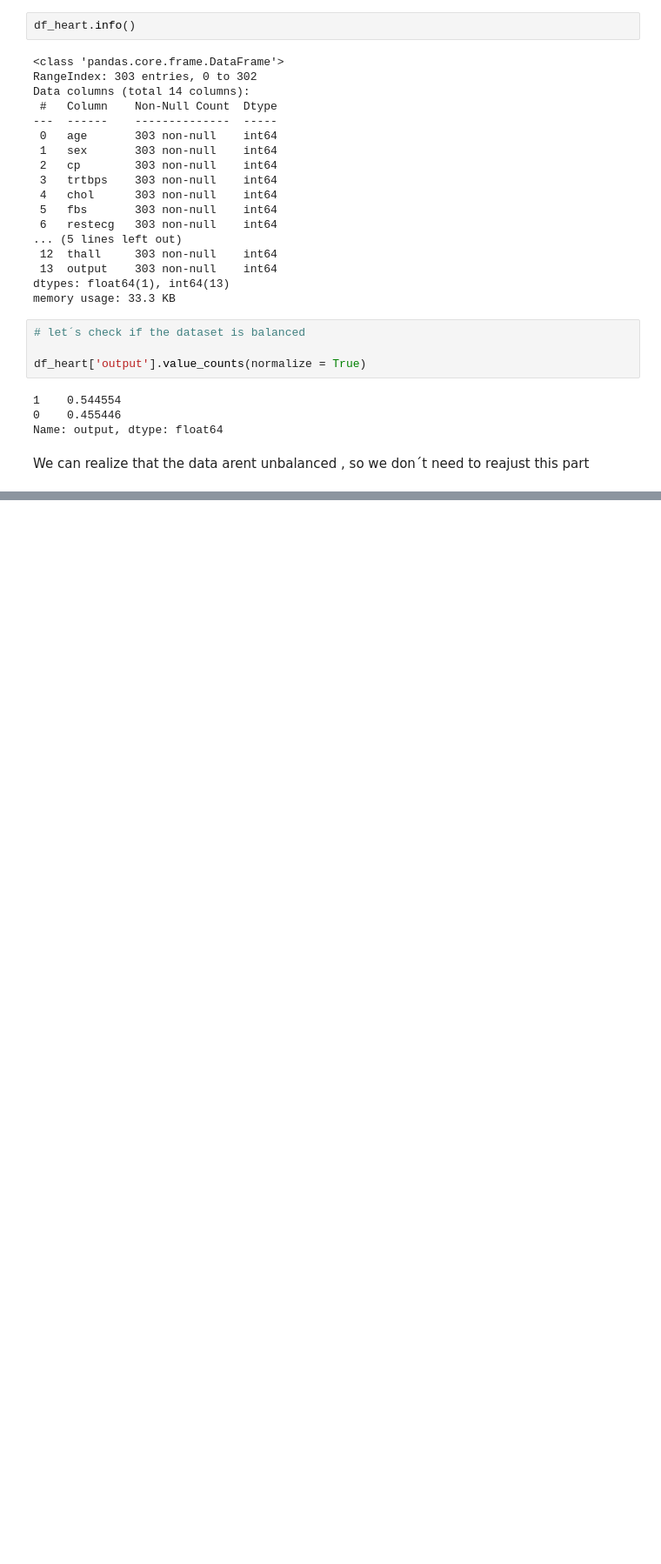
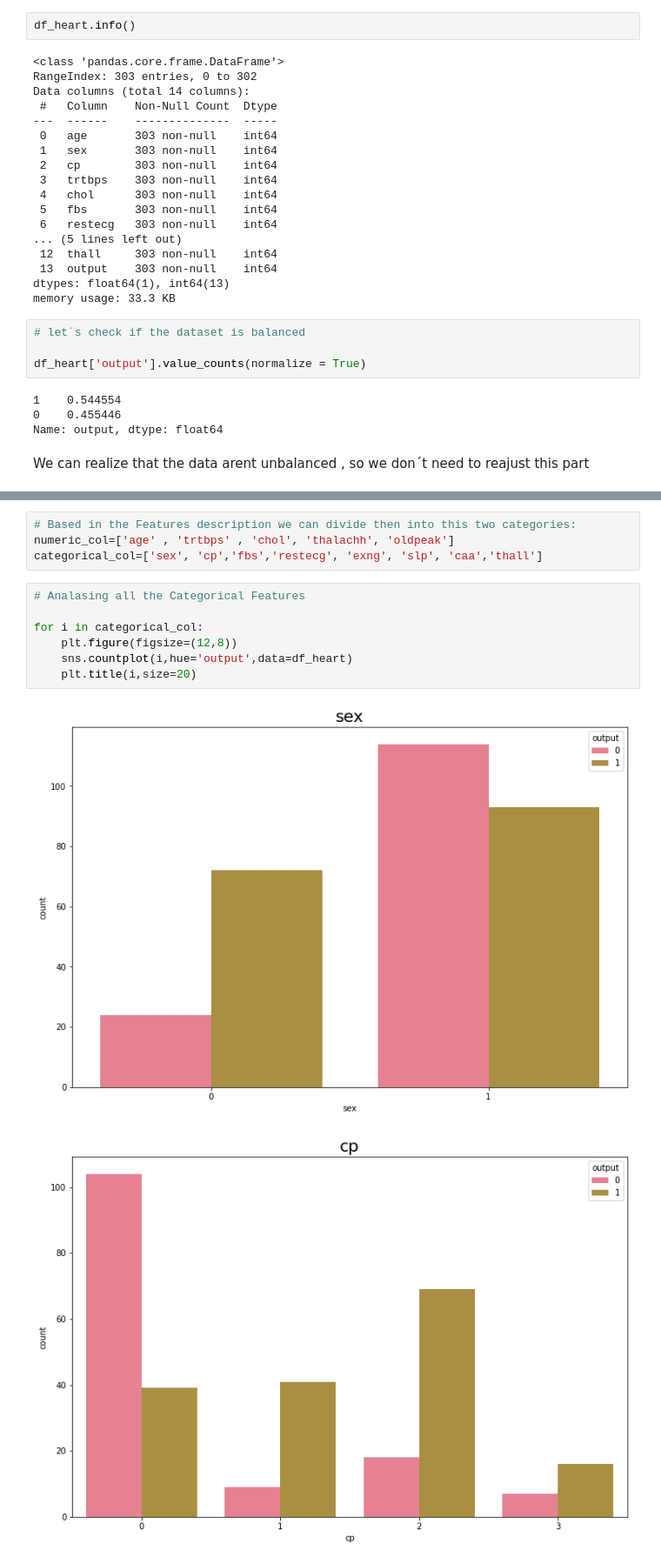
Before and after one commit to brondevitor/Kaggle, a Jupyter notebook: HeartAttack.ipynb, the cells around one changed output, grey strips where cells are left out. Shown: that part at 87% size. Cells and saved outputs as stored; diff of their text form; blank space fills up the shorter version.

```diff
--- a/HeartAttack.ipynb
+++ b/HeartAttack.ipynb
@@ -115,0 +137,14 @@ We can realize that the data arent unbalanced , so we don´t need to reajust thi
+# %%
+# Based in the Features description we can divide then into this two categories:
+numeric_col=['age' , 'trtbps' , 'chol', 'thalachh', 'oldpeak']
+categorical_col=['sex', 'cp','fbs','restecg', 'exng', 'slp', 'caa','thall']
+# %%
+# Analasing all the Categorical Features
+
+for i in categorical_col:
+    plt.figure(figsize=(12,8))
+    sns.countplot(i,hue='output',data=df_heart)
+    plt.title(i,size=20)
+# %% [output]
+[figure, added]
+[figure, added]
```
Also changed, not shown: parts of 4 cells of this notebook.
